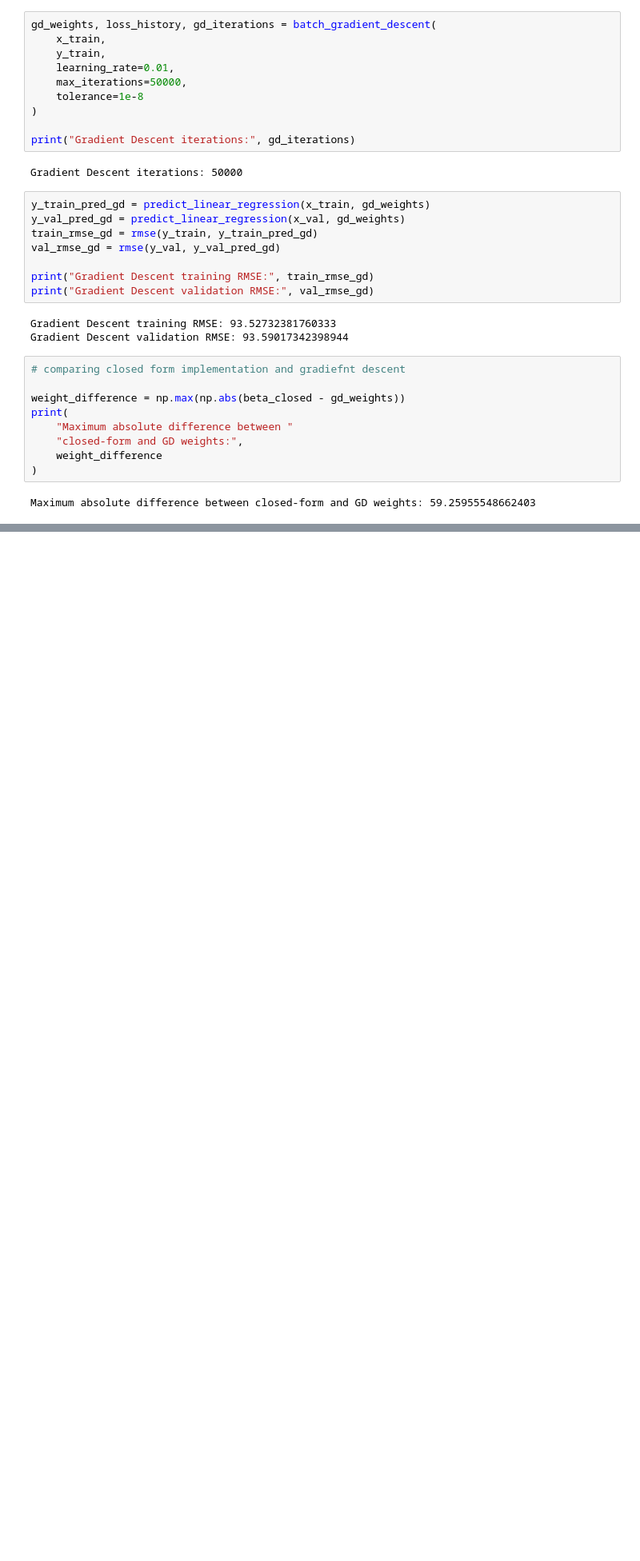
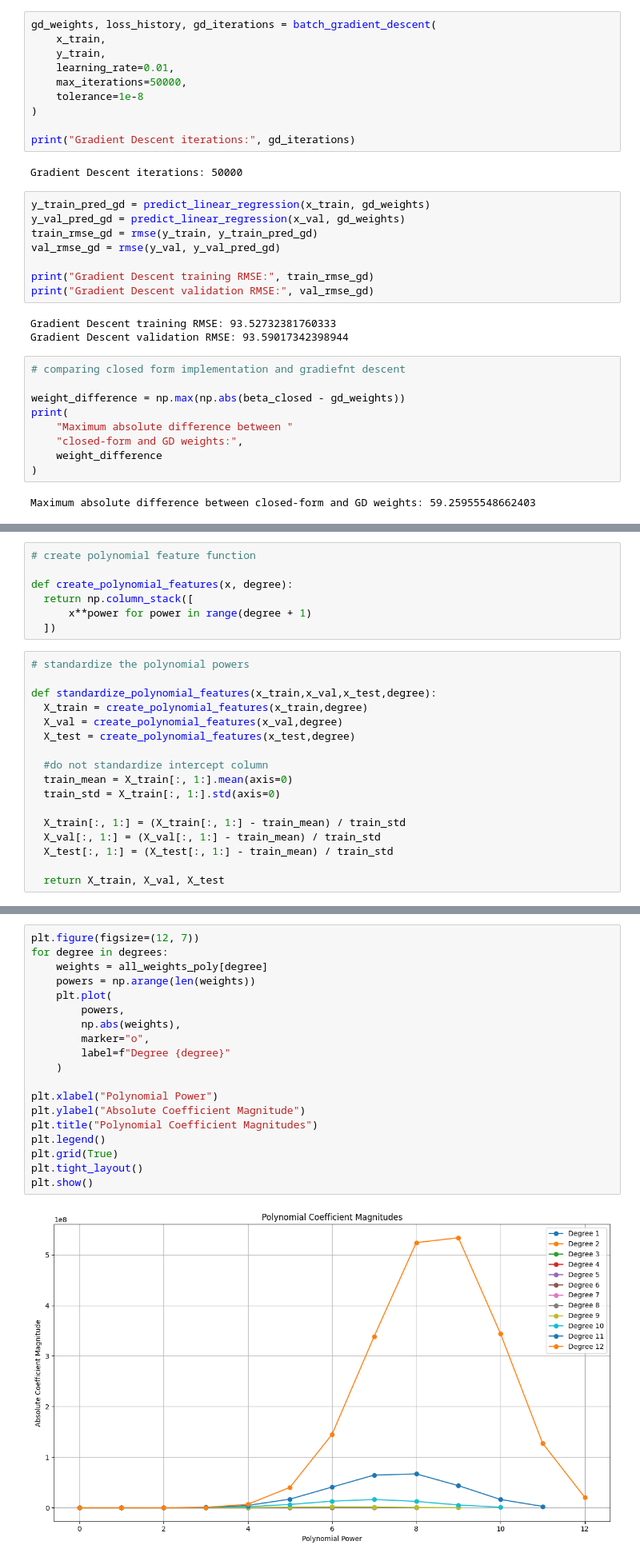
Before and after one commit to suryamanoj4/SMAI-Assignment-2, a Jupyter notebook: SMAI_assign_2.ipynb, the cells around one changed output, grey strips where cells are left out. Shown at 80% size. Cells and saved outputs as stored; diff of their text form; blank space fills up the shorter version.

```diff
--- a/SMAI_assign_2.ipynb
+++ b/SMAI_assign_2.ipynb
@@ -772,0 +810,24 @@ Maximum absolute difference between closed-form and GD weights: 59.2595554866240
+# %%
+# create polynomial feature function
+
+def create_polynomial_features(x, degree):
+  return np.column_stack([
+      x**power for power in range(degree + 1)
+  ])
+# %%
+# standardize the polynomial powers
+
+def standardize_polynomial_features(x_train,x_val,x_test,degree):
+  X_train = create_polynomial_features(x_train,degree)
+  X_val = create_polynomial_features(x_val,degree)
+  X_test = create_polynomial_features(x_test,degree)
+
+  #do not standardize intercept column
+  train_mean = X_train[:, 1:].mean(axis=0)
+  train_std = X_train[:, 1:].std(axis=0)
+
+  X_train[:, 1:] = (X_train[:, 1:] - train_mean) / train_std
+  X_val[:, 1:] = (X_val[:, 1:] - train_mean) / train_std
+  X_test[:, 1:] = (X_test[:, 1:] - train_mean) / train_std
+
+  return X_train, X_val, X_test
@@ -772,0 +903,21 @@ Maximum absolute difference between closed-form and GD weights: 59.2595554866240
+# %%
+plt.figure(figsize=(12, 7))
+for degree in degrees:
+    weights = all_weights_poly[degree]
+    powers = np.arange(len(weights))
+    plt.plot(
+        powers,
+        np.abs(weights),
+        marker="o",
+        label=f"Degree {degree}"
+    )
+
+plt.xlabel("Polynomial Power")
+plt.ylabel("Absolute Coefficient Magnitude")
+plt.title("Polynomial Coefficient Magnitudes")
+plt.legend()
+plt.grid(True)
+plt.tight_layout()
+plt.show()
+# %% [output]
+[figure, added]
```
Also changed, not shown: parts of 8 cells of this notebook.
